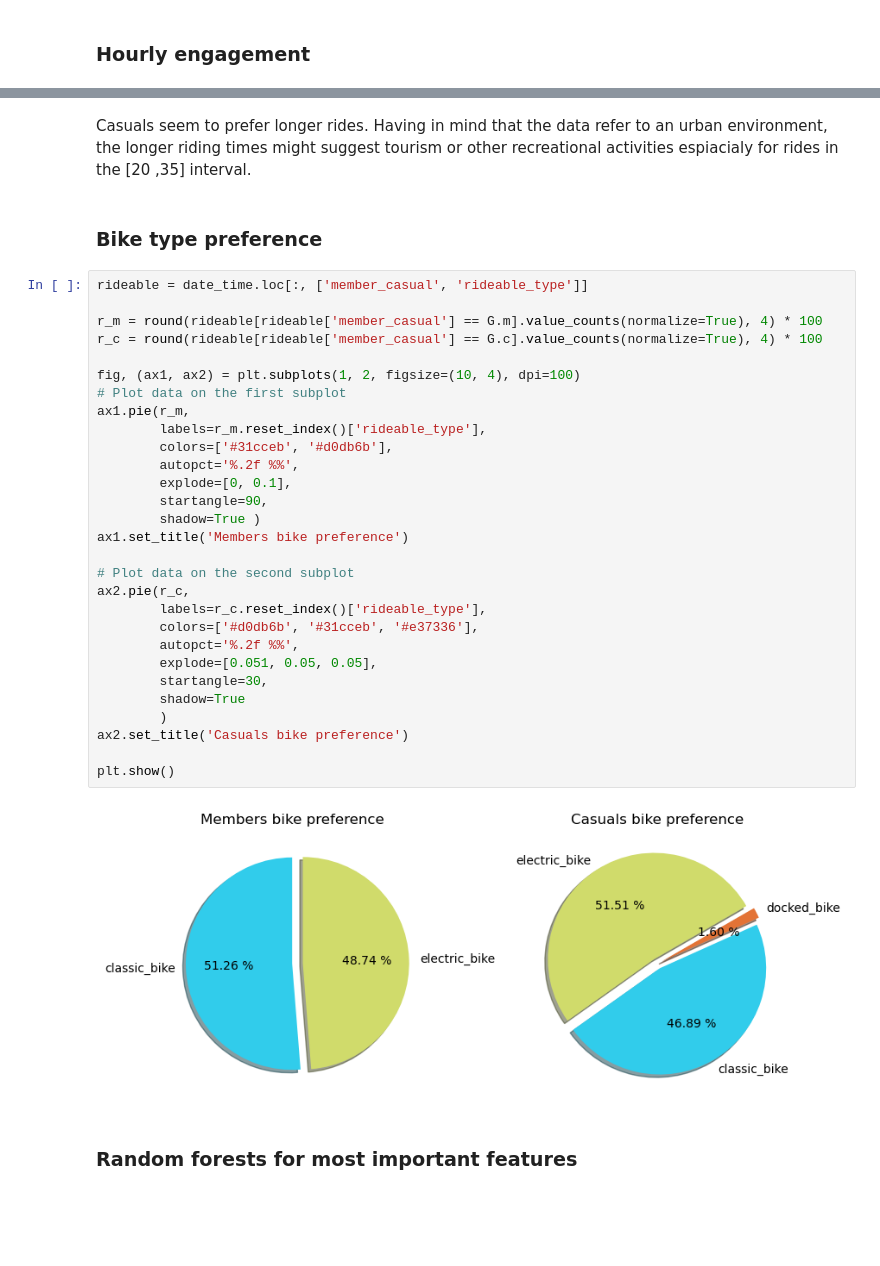
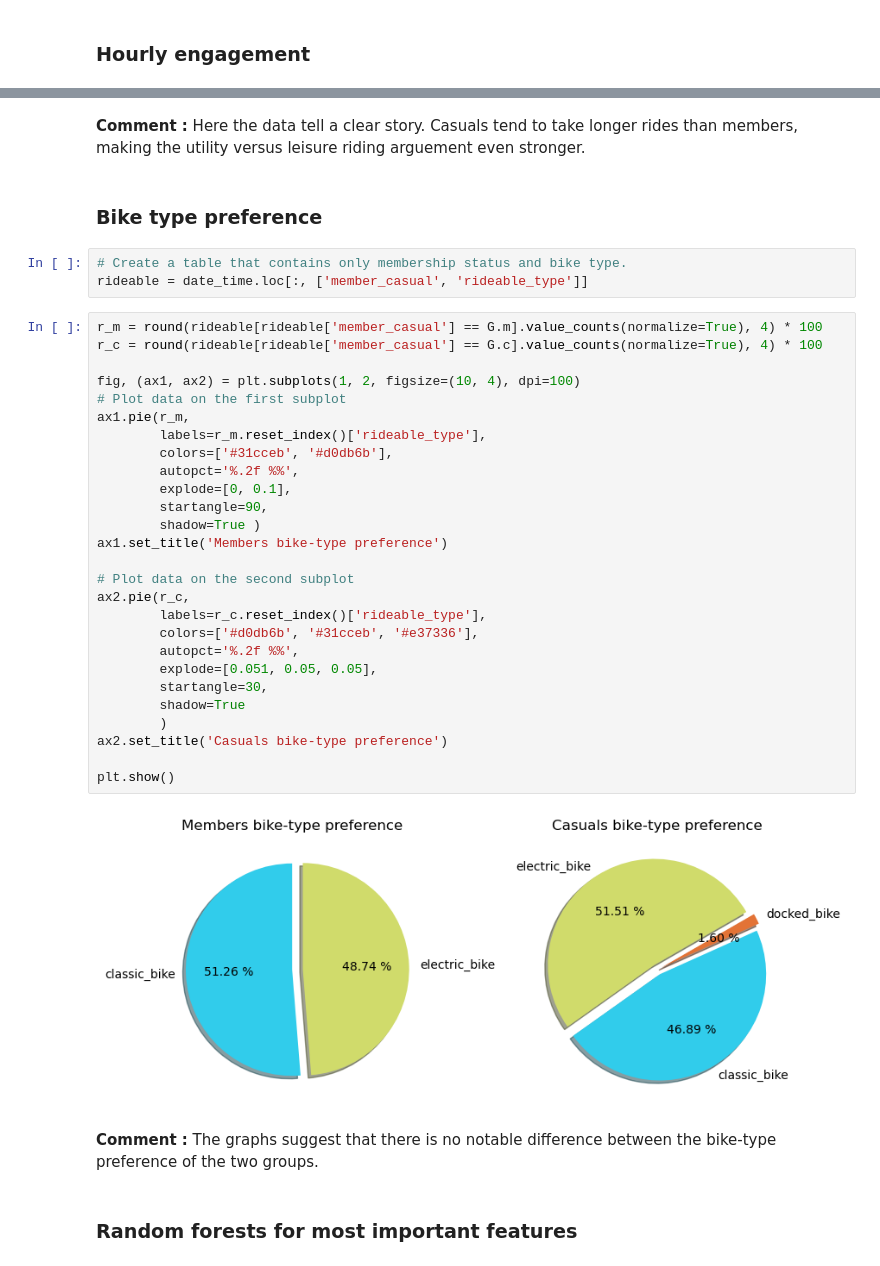
Before and after one commit to ntinasf/Personal-Project-DA, a Jupyter notebook: analysis.ipynb, the cells around one changed output, grey strips where cells are left out. Drawn from its saved outputs; the diff is of its cells as text; blank space fills up the shorter version.

```diff
--- a/analysis.ipynb
+++ b/analysis.ipynb
@@ -290,37 +285,40 @@ plt.show()
-# %% [markdown]
-Casuals seem to prefer longer rides. Having in mind that the data refer to an urban environment, the longer riding times might suggest tourism or other recreational activities espiacialy for rides in the [20 ,35] interval.
+# %% [markdown]
+**Comment :** Here the data tell a clear story. Casuals tend to take longer rides than members, making the utility versus leisure riding arguement even stronger.
 # %% [markdown]
 ### Bike type preference
+# %%
+# Create a table that contains only membership status and bike type.
+rideable = date_time.loc[:, ['member_casual', 'rideable_type']]
 # %%
-rideable = date_time.loc[:, ['member_casual', 'rideable_type']]
-
 r_m = round(rideable[rideable['member_casual'] == G.m].value_counts(normalize=True), 4) * 100
 r_c = round(rideable[rideable['member_casual'] == G.c].value_counts(normalize=True), 4) * 100
 
 fig, (ax1, ax2) = plt.subplots(1, 2, figsize=(10, 4), dpi=100)
 # Plot data on the first subplot
 ax1.pie(r_m,
         labels=r_m.reset_index()['rideable_type'],
         colors=['#31cceb', '#d0db6b'],
         autopct='%.2f %%',
         explode=[0, 0.1],
         startangle=90,
         shadow=True )
-ax1.set_title('Members bike preference')
+ax1.set_title('Members bike-type preference')
 
 # Plot data on the second subplot
 ax2.pie(r_c,
         labels=r_c.reset_index()['rideable_type'],
         colors=['#d0db6b', '#31cceb', '#e37336'],
         autopct='%.2f %%',
         explode=[0.051, 0.05, 0.05],
         startangle=30,
         shadow=True
         )
-ax2.set_title('Casuals bike preference')
+ax2.set_title('Casuals bike-type preference')
 
 plt.show()
 # %% [output]
-[figure, old version]
+[figure, new version]
+# %% [markdown]
+**Comment :** The graphs suggest that there is no notable difference between the bike-type preference of the two groups.
 # %% [markdown]
 ### Random forests for most important features
```
Also changed, not shown: parts of 55 cells of this notebook, 2 other files.
